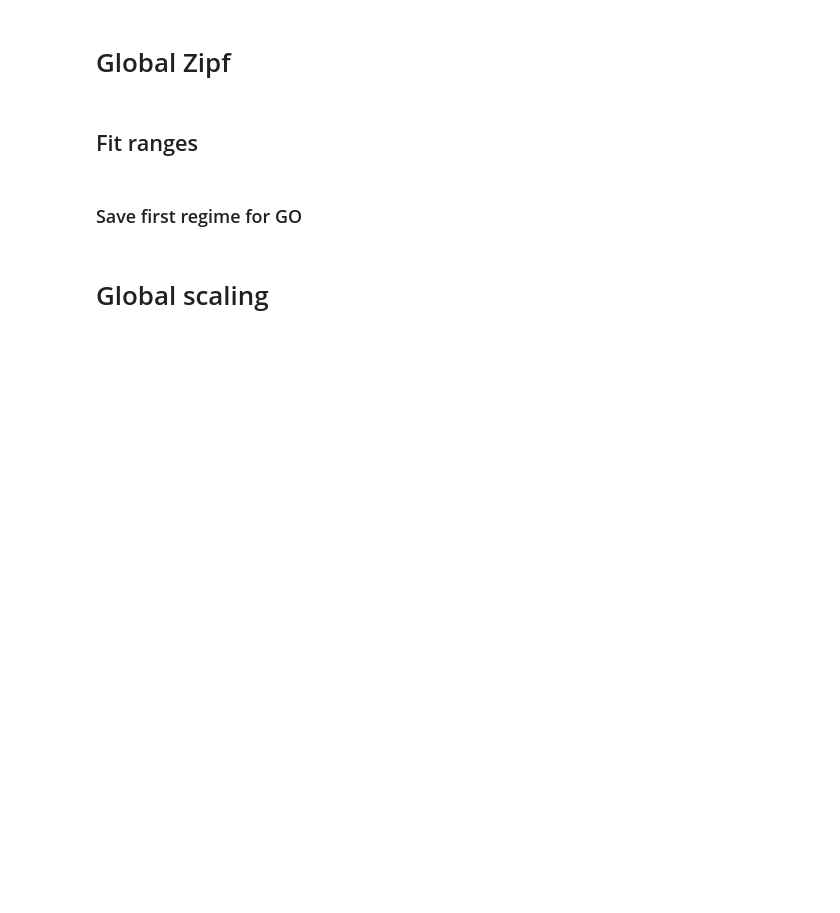
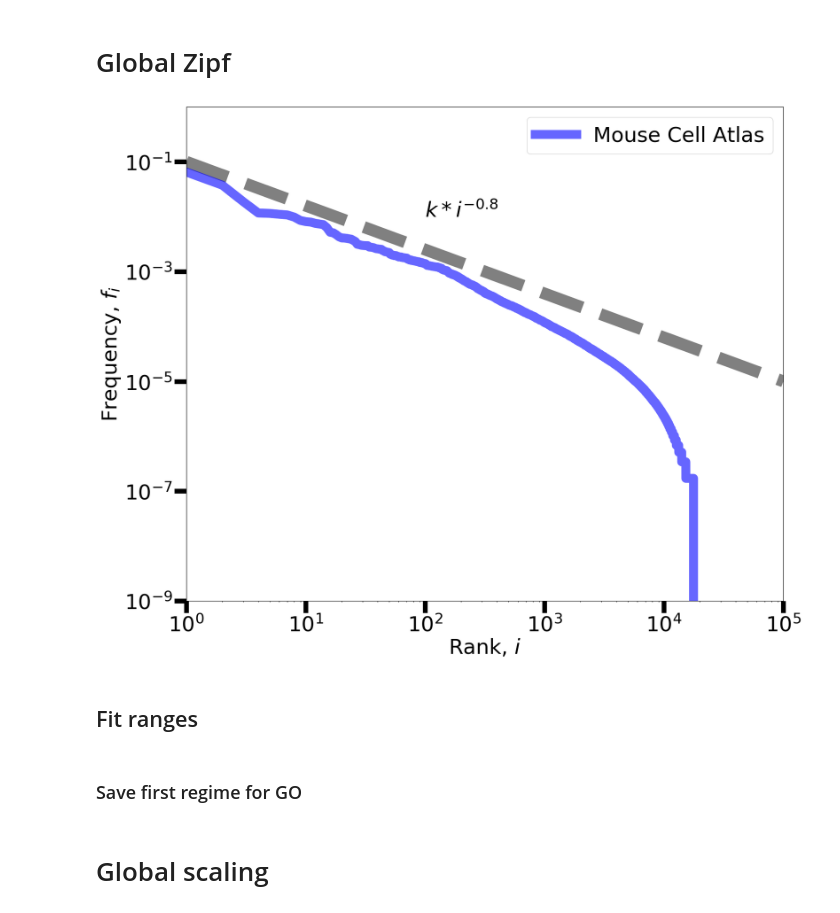
Before and after one commit to fvalle1/phd, a Jupyter notebook: mouse_Atlas/after_plot.ipynb, the cells around one changed output. Saved outputs shown, nothing was run; the diff lists cells and outputs as text; code cells hidden in the pictures; blank space fills up the shorter version.

```diff
--- a/mouse_Atlas/after_plot.ipynb
+++ b/mouse_Atlas/after_plot.ipynb
@@ -32,31 +29,33 @@ f_tm = sort(f_tm./sum(f_tm), rev=true);
 # %%
 fig, ax = PyPlot.subplots(figsize=(18,15))
 
 X = collect(1:1e5)
 
 ax.plot(X,[1e-1*x^-0.8 for x in X], lw=20, ls="--", color="gray")
 
-ax.plot(f_gtex, label="GTEx", lw=15, color="gray", alpha=0.7)
+#ax.plot(f_gtex, label="GTEx", lw=15, color="gray", alpha=0.7)
 ax.plot(f_mca, label="Mouse Cell Atlas", lw=15, color="blue", alpha=0.6)
-ax.plot(f_tm, label="Tabula Muris", lw=15, color="red", alpha=0.5)
+#ax.plot(f_tm, label="Tabula Muris", lw=15, color="red", alpha=0.5)
 
 
 ax.annotate(L"$k*i^{-0.8}$", (1e2,1e-2), fontsize=35)
 
 
 ax.legend(fontsize=35)
 ax.set_yscale("log")
 ax.set_xscale("log")
 
 ax.tick_params(labelsize=35, width=8, length=20)
 ax.set_xlabel(L"Rank, $i$", fontsize=35)
 ax.set_ylabel(L"Frequency, $f_i$", fontsize=35)
 
 ax.set_xlim(1,1e5)
 ax.set_ylim(1e-9,1e0)
 show()
 
 fig.savefig("zipf_alldatasets.pdf")
+# %% [output]
+[figure, added]
 # %% [markdown]
 ## Fit ranges
 # %%
```
Also changed, not shown: parts of 1 cell of this notebook, 2 other files.
